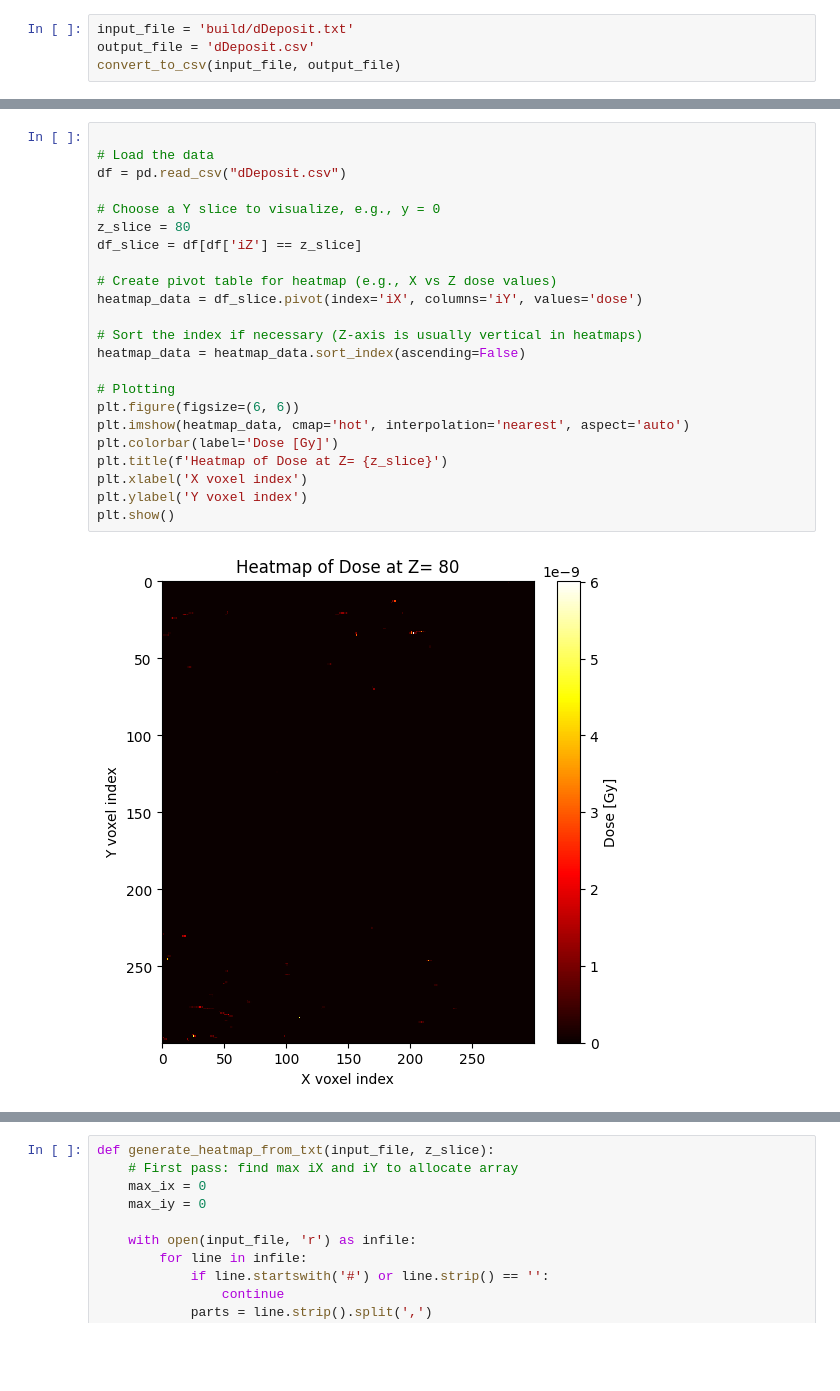
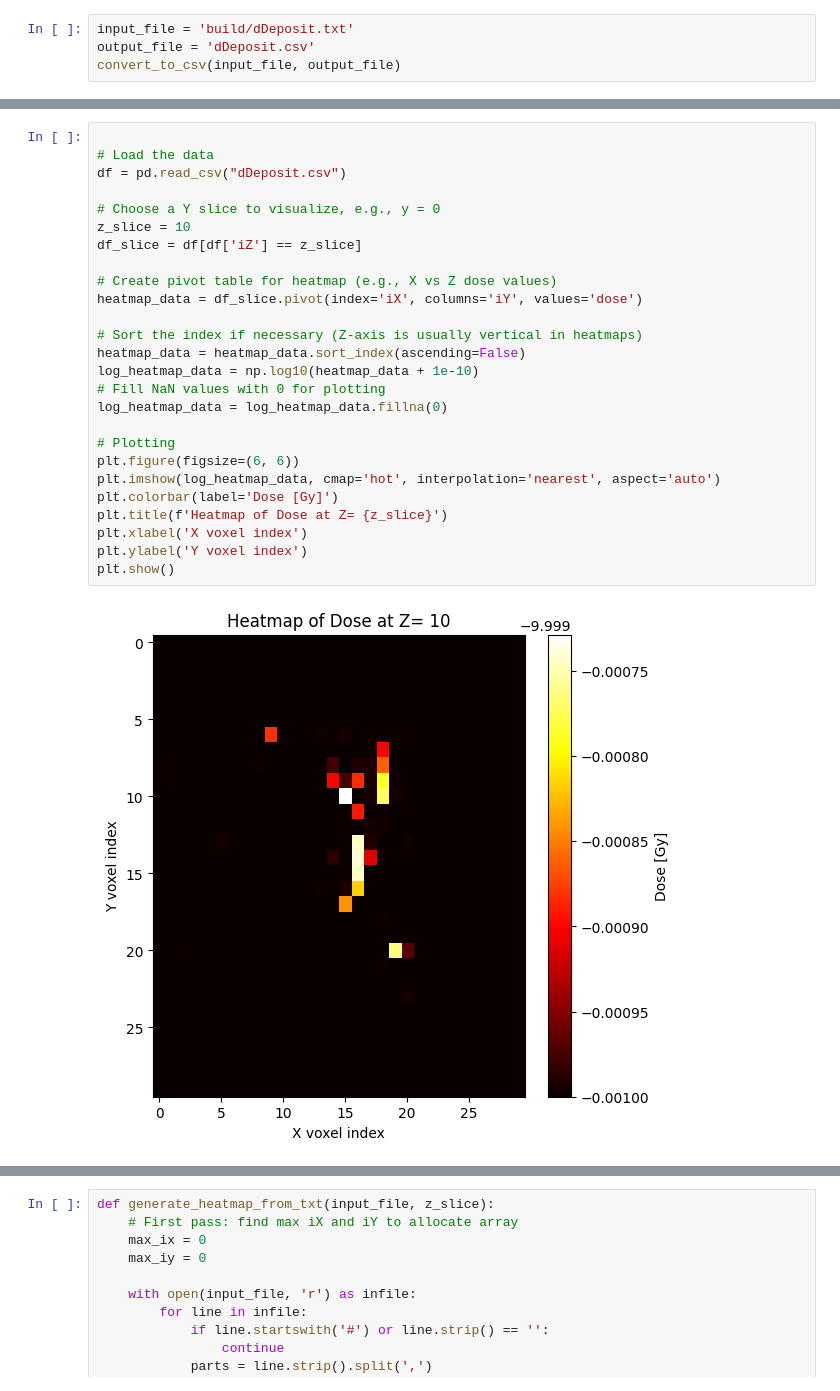
Before and after one commit to waleey/RE03, a Jupyter notebook: analysis.ipynb, the cells around one changed output, grey strips where cells are left out. Saved outputs shown, nothing was run; the diff lists cells and outputs as text; blank space fills up the shorter version.

```diff
--- a/analysis.ipynb
+++ b/analysis.ipynb
@@ -34,25 +34,28 @@ df['iZ'][df['dose'] > 0].hist(bins=100, alpha=0.5, color='blue', label='dose > 0
 # %%
 
 # Load the data
 df = pd.read_csv("dDeposit.csv")
 
 # Choose a Y slice to visualize, e.g., y = 0
-z_slice = 80
+z_slice = 10
 df_slice = df[df['iZ'] == z_slice]
 
 # Create pivot table for heatmap (e.g., X vs Z dose values)
 heatmap_data = df_slice.pivot(index='iX', columns='iY', values='dose')
 
 # Sort the index if necessary (Z-axis is usually vertical in heatmaps)
 heatmap_data = heatmap_data.sort_index(ascending=False)
+log_heatmap_data = np.log10(heatmap_data + 1e-10)
+# Fill NaN values with 0 for plotting
+log_heatmap_data = log_heatmap_data.fillna(0)
 
 # Plotting
 plt.figure(figsize=(6, 6))
-plt.imshow(heatmap_data, cmap='hot', interpolation='nearest', aspect='auto')
+plt.imshow(log_heatmap_data, cmap='hot', interpolation='nearest', aspect='auto')
 plt.colorbar(label='Dose [Gy]')
 plt.title(f'Heatmap of Dose at Z= {z_slice}')
 plt.xlabel('X voxel index')
 plt.ylabel('Y voxel index')
 plt.show()
 # %% [output]
-[figure, old version]
+[figure, new version]
```
Also changed, not shown: parts of 3 cells of this notebook, 4 other files.
